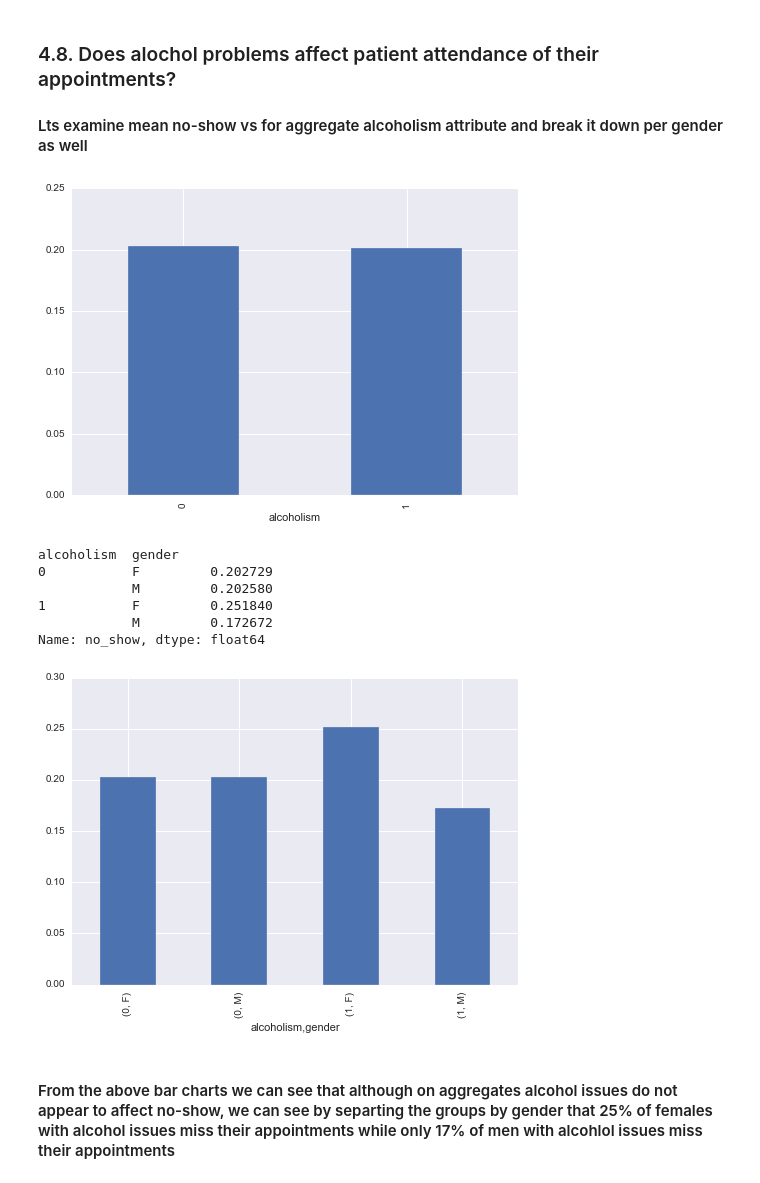
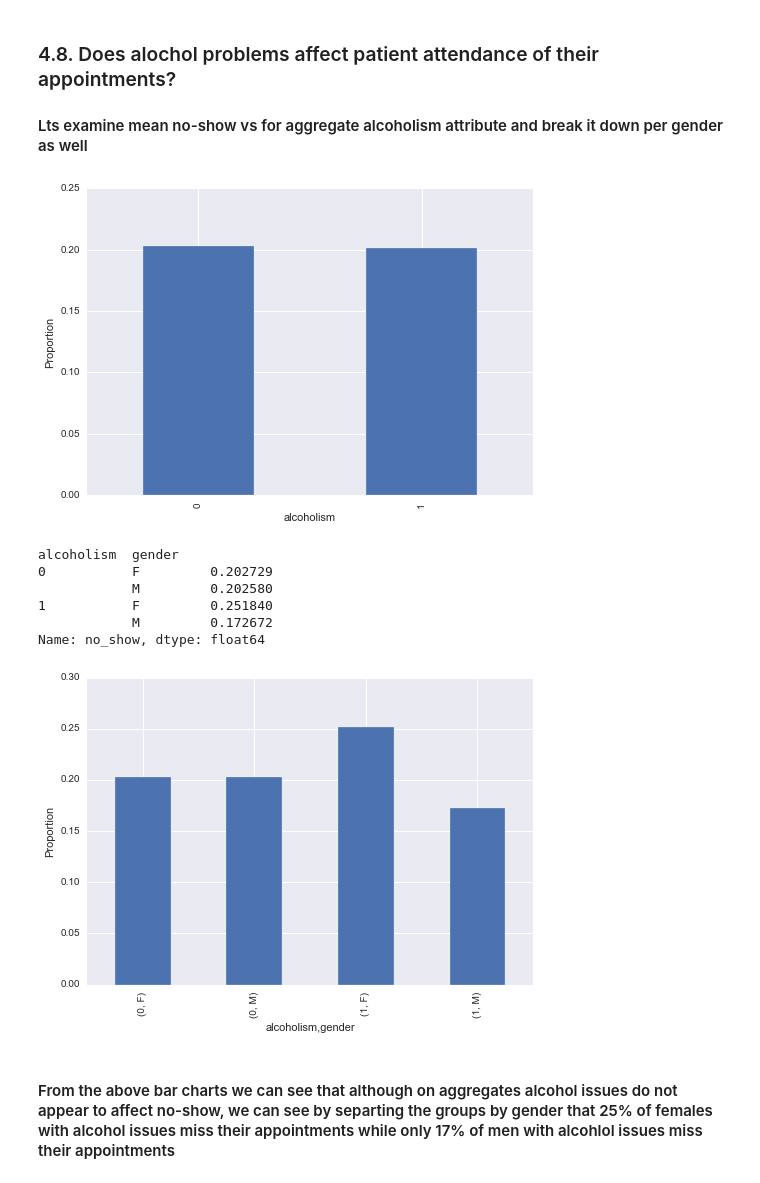
Before and after one commit to walidsi/Udacity_ADA, a Jupyter notebook: No_Show_Appointments_Analysis.ipynb, the cells around one changed output. Drawn from its saved outputs; the diff is of its cells as text; code cells hidden in the pictures.

```diff
--- a/No_Show_Appointments_Analysis.ipynb
+++ b/No_Show_Appointments_Analysis.ipynb
@@ -426,9 +432,9 @@ group_counts.plot(kind='bar');
 #### Lts examine mean no-show vs for aggregate alcoholism attribute and break it down per gender as well
 # %%
 group_counts = df.groupby(['alcoholism']).no_show.mean()
-group_counts.plot(kind='bar');
+group_counts.plot(kind='bar', ylabel='Proportion');
 # %% [output]
-[figure, old version]
+[figure, new version]
 # %%
 group_counts = df.groupby(['alcoholism', 'gender']).no_show.mean()
 group_counts
@@ -440,9 +446,9 @@ alcoholism  gender
             M         0.172672
 Name: no_show, dtype: float64
 # %%
-group_counts.plot(kind='bar');
+group_counts.plot(kind='bar', ylabel='Proportion');
 # %% [output]
-[figure, old version]
+[figure, new version]
 # %% [markdown]
 #### From the above bar charts we can see that although on aggregates alcohol issues do not appear to affect no-show, we can see by separting the groups by gender that 25% of females with alcohol issues miss their appointments while only 17% of men with alcohlol issues miss their appointments
 # %% [markdown]
```
Also changed, not shown: parts of 7 cells of this notebook.
